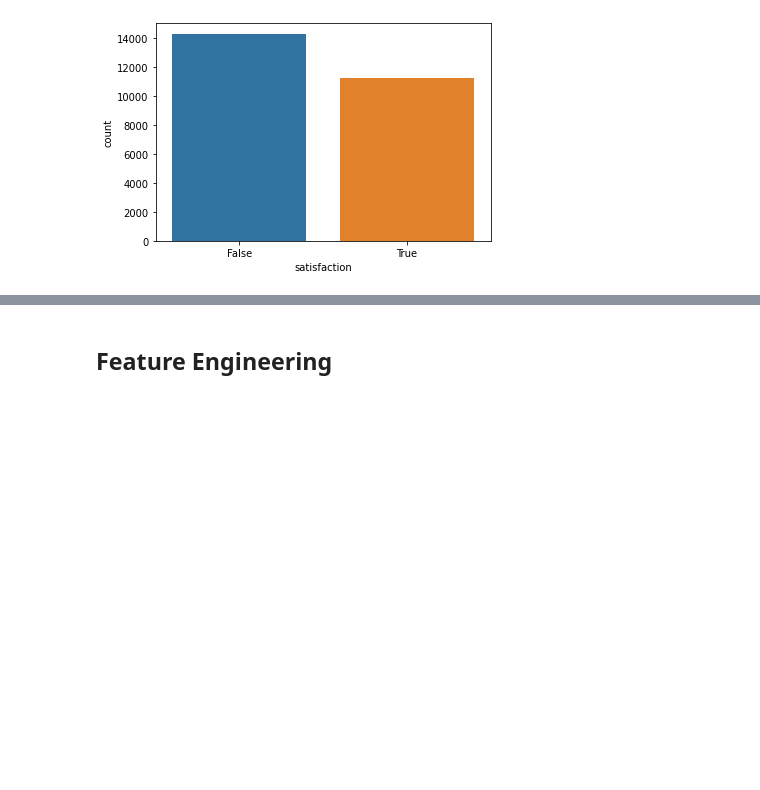
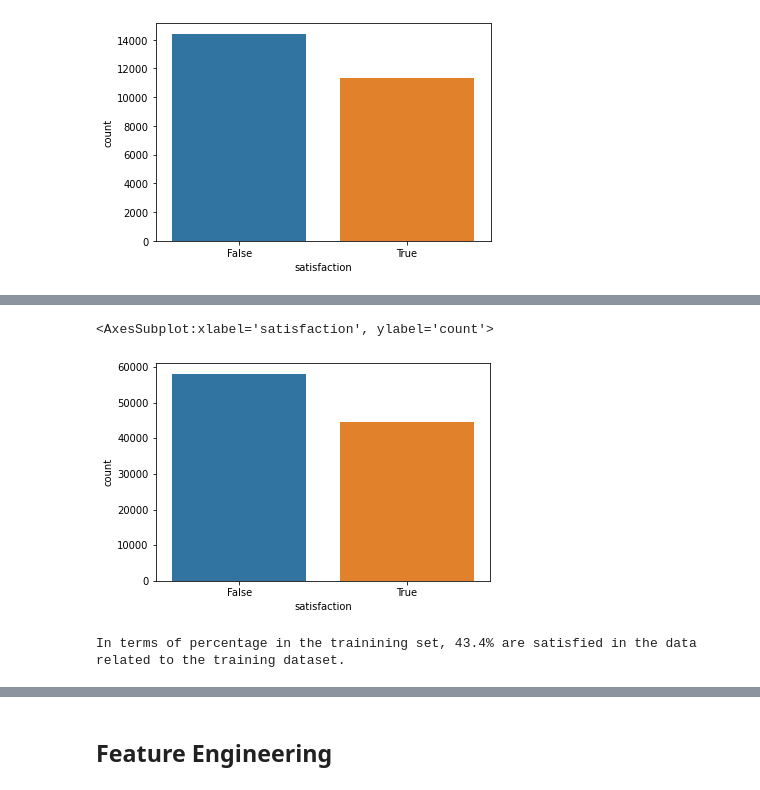
Before and after one commit to Portugapt/AAA-Explainability, a Jupyter notebook: source/2_preparation/2_airline_processing.ipynb, the cells around one changed output, grey strips where cells are left out. Cells and saved outputs as stored; diff of their text form; code cells hidden in the pictures; blank space fills up the shorter version.

```diff
--- a/source/2_preparation/2_airline_processing.ipynb
+++ b/source/2_preparation/2_airline_processing.ipynb
@@ -104,0 +170,9 @@ In terms of percentage in the test set, 44.0% are satisfied in the data related
+# %%
+sns.countplot(x = df_airline_train_preprocessed_v1['satisfaction'])
+# %% [output]
+<AxesSubplot:xlabel='satisfaction', ylabel='count'>
+[figure, added]
+# %%
+print(f'In terms of percentage in the trainining set, {round(df_airline_train_preprocessed_v1["satisfaction"].sum()/df_airline_train_preprocessed_v1["satisfaction"].count(),3)*100}% are satisfied in the data related to the training dataset.')
+# %% [output]
+In terms of percentage in the trainining set, 43.4% are satisfied in the data related to the training dataset.
```
Also changed, not shown: parts of 24 cells of this notebook.
